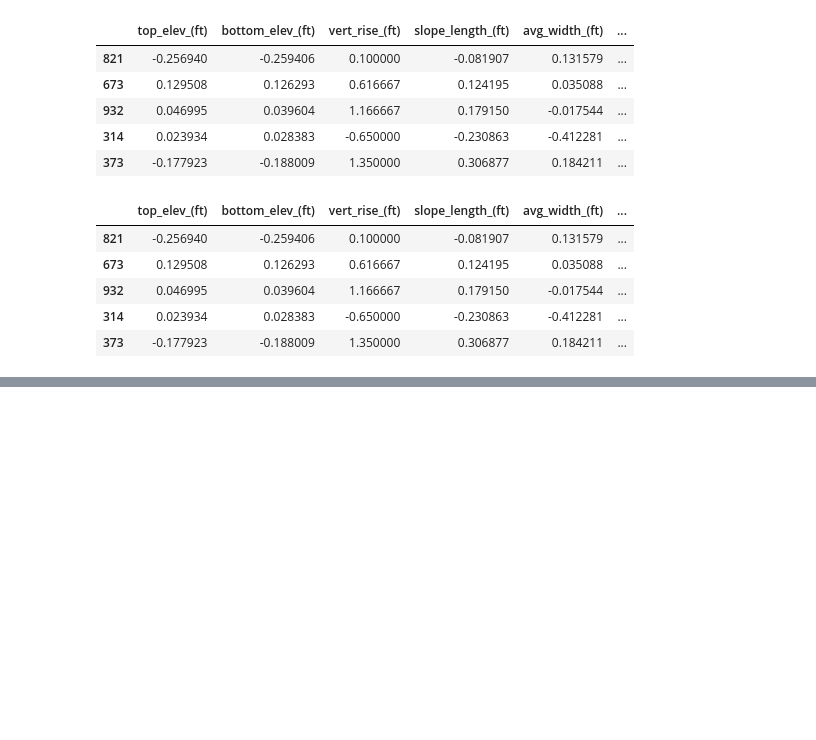
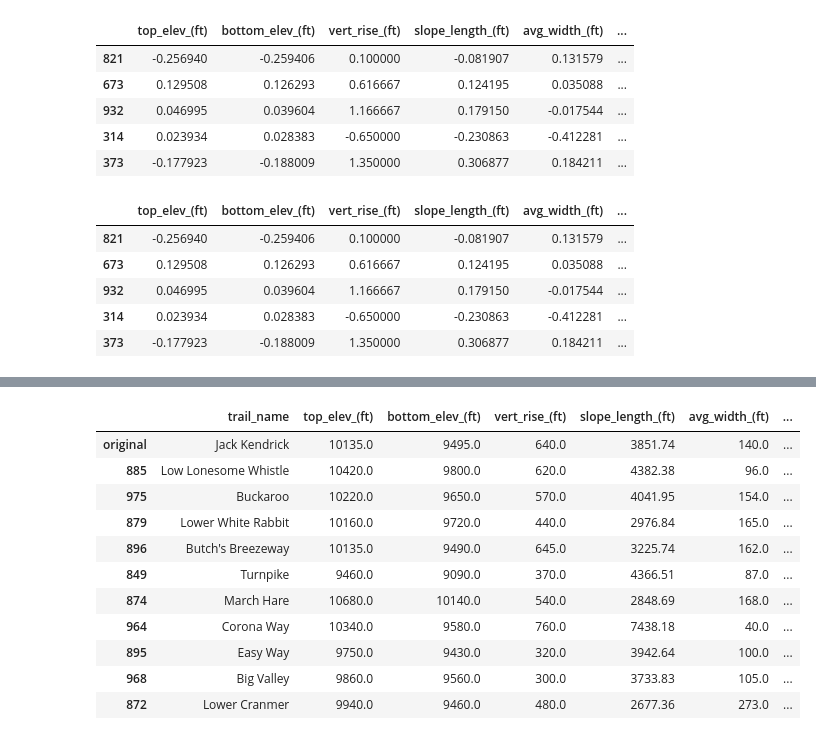
Before and after one commit to kfarbman/ski-recommender, a Jupyter notebook: notebooks/cosine_sims.ipynb, the cells around one changed output, grey strips where cells are left out. Saved outputs shown, nothing was run; the diff lists cells and outputs as text; code cells hidden in the pictures; blank space fills up the shorter version.

```diff
--- a/notebooks/cosine_sims.ipynb
+++ b/notebooks/cosine_sims.ipynb
@@ -14,8 +14,8 @@ df = pickle.load(pkl_file)
 pkl_file.close()
 # %%
 features = [
-#             'top_elev_(ft)',
-#             'bottom_elev_(ft)',
+            'top_elev_(ft)',
+            'bottom_elev_(ft)',
             'vert_rise_(ft)',
             'slope_length_(ft)',
             'avg_width_(ft)',
@@ -211,0 +237,6 @@ pct_change_df
+# %%
+X_weighted_pt1 = X[:,:-3]
+X_weighted_pt2 = X[:,-3]*2  # avg_grade
+X_weighted_pt3 = X[:,-2]*2  # max_grade
+X_weighted_pt4 = X[:,-1]
+X_weighted = np.hstack((X_weighted_pt1,X_weighted_pt2.reshape(-1,1),X_weighted_pt3.reshape(-1,1),X_weighted_pt4.reshape(-1,1),))
@@ -211,0 +247,2 @@ pct_change_df
+# %%
+X_weighted = np.hstack((X_weighted_pt1,X_weighted_pt2.reshape(-1,1),X_weighted_pt3.reshape(-1,1),X_weighted_pt4.reshape(-1,1),))
@@ -211,0 +265,17 @@ pct_change_df
+# %%
+w_results_df = cos_sim_recommendations('Jack Kendrick','Winter Park',X_weighted,n=10,resort='Winter Park')
+# %%
+w_results_df
+# %% [output]
+|  | trail_name | top_elev_(ft) | bottom_elev_(ft) | vert_rise_(ft) | slope_length_(ft) | avg_width_(ft) | ... |
+| original | Jack Kendrick | 10135.0 | 9495.0 | 640.0 | 3851.74 | 140.0 | ... |
+| 885 | Low Lonesome Whistle | 10420.0 | 9800.0 | 620.0 | 4382.38 | 96.0 | ... |
+| 975 | Buckaroo | 10220.0 | 9650.0 | 570.0 | 4041.95 | 154.0 | ... |
+| 879 | Lower White Rabbit | 10160.0 | 9720.0 | 440.0 | 2976.84 | 165.0 | ... |
+| 896 | Butch's Breezeway | 10135.0 | 9490.0 | 645.0 | 3225.74 | 162.0 | ... |
+| 849 | Turnpike | 9460.0 | 9090.0 | 370.0 | 4366.51 | 87.0 | ... |
+| 874 | March Hare | 10680.0 | 10140.0 | 540.0 | 2848.69 | 168.0 | ... |
+| 964 | Corona Way | 10340.0 | 9580.0 | 760.0 | 7438.18 | 40.0 | ... |
+| 895 | Easy Way | 9750.0 | 9430.0 | 320.0 | 3942.64 | 100.0 | ... |
+| 968 | Big Valley | 9860.0 | 9560.0 | 300.0 | 3733.83 | 105.0 | ... |
+| 872 | Lower Cranmer | 9940.0 | 9460.0 | 480.0 | 2677.36 | 273.0 | ... |
```
Also changed, not shown: parts of 12 cells of this notebook, 3 other files.
